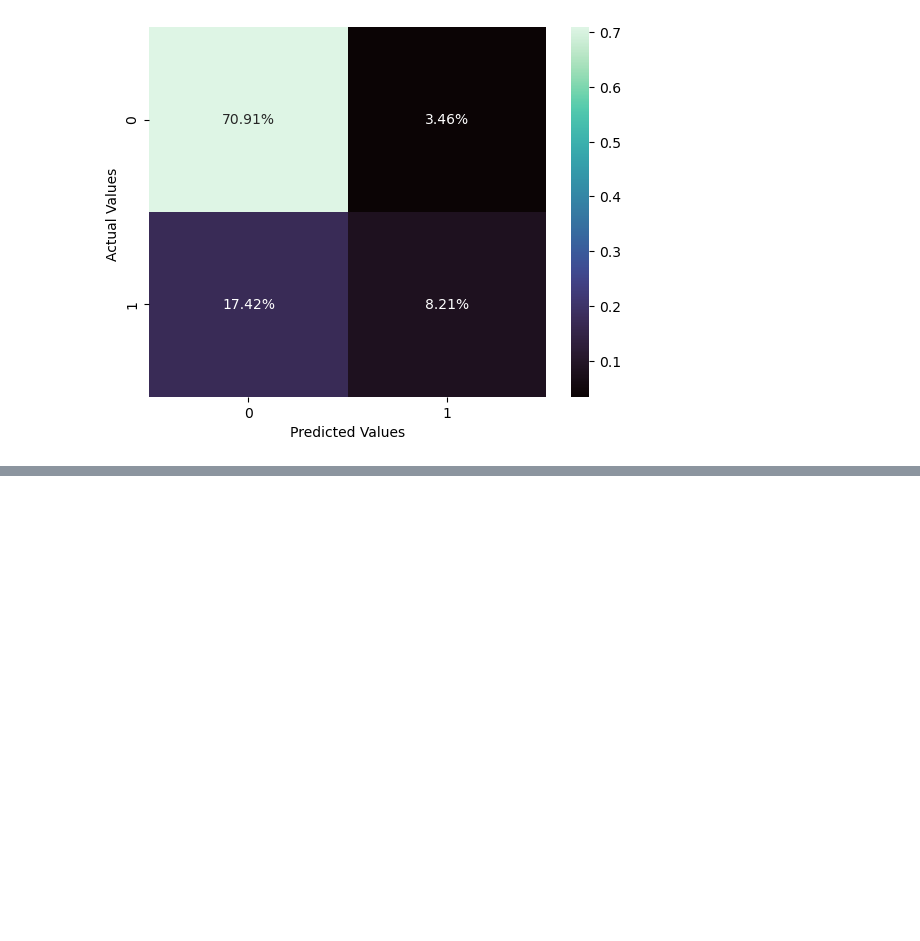
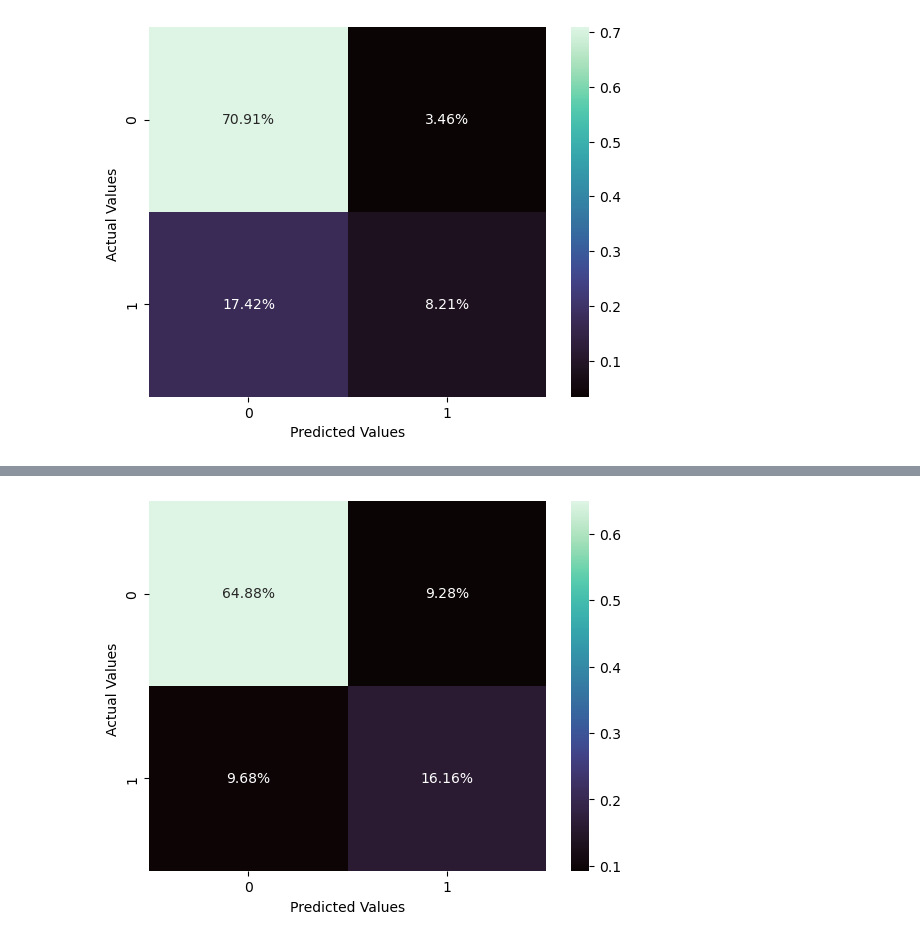
Before and after one commit to ajayvarghese2000/22WSD074-Machine-Learning-Principles, a Jupyter notebook: CW1/ML_Group_Project - Excluding Race.ipynb, the cells around one changed output, grey strips where cells are left out. Saved outputs shown, nothing was run; the diff lists cells and outputs as text; code cells hidden in the pictures; blank space fills up the shorter version.

```diff
--- a/CW1/ML_Group_Project - Excluding Race.ipynb
+++ b/CW1/ML_Group_Project - Excluding Race.ipynb
@@ -690,0 +734,5 @@ plt.show()
+# %%
+## Explore ANN
+from sklearn.metrics import classification_report
+mlpPredict=mlp.predict(X_test)
+print(classification_report(y_test, mlpPredict))
@@ -690,0 +748,13 @@ plt.show()
+# %%
+## ANN Confusion Matrix
+import seaborn as sns
+from sklearn.metrics import confusion_matrix
+
+confusionMatrix = confusion_matrix(y_test, mlpPredict)
+ax = sns.heatmap(confusionMatrix/np.sum(confusionMatrix), annot=True,  fmt='.2%', cmap='mako')
+ax.set_xlabel('Predicted Values')
+ax.set_ylabel('Actual Values ')
+
+plt.show()
+# %% [output]
+[figure, added]
```
Also changed, not shown: parts of 5 cells of this notebook.
